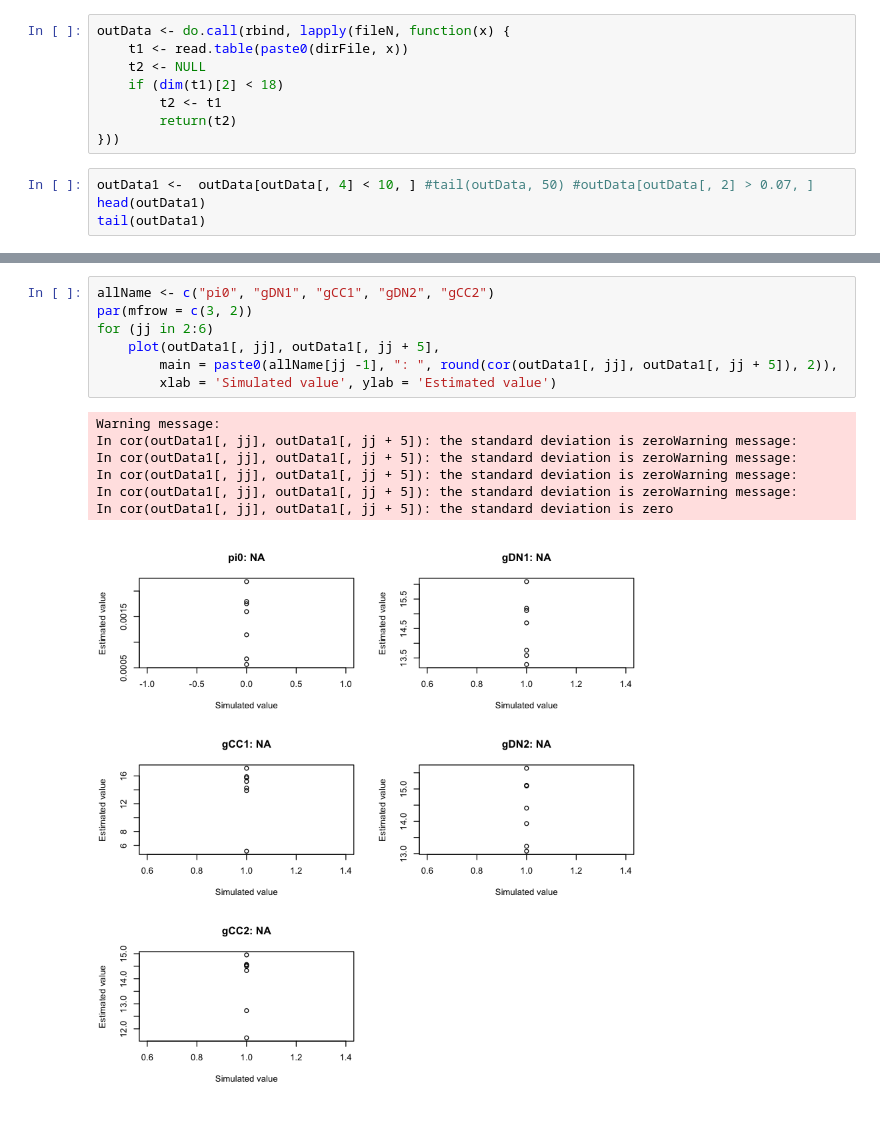
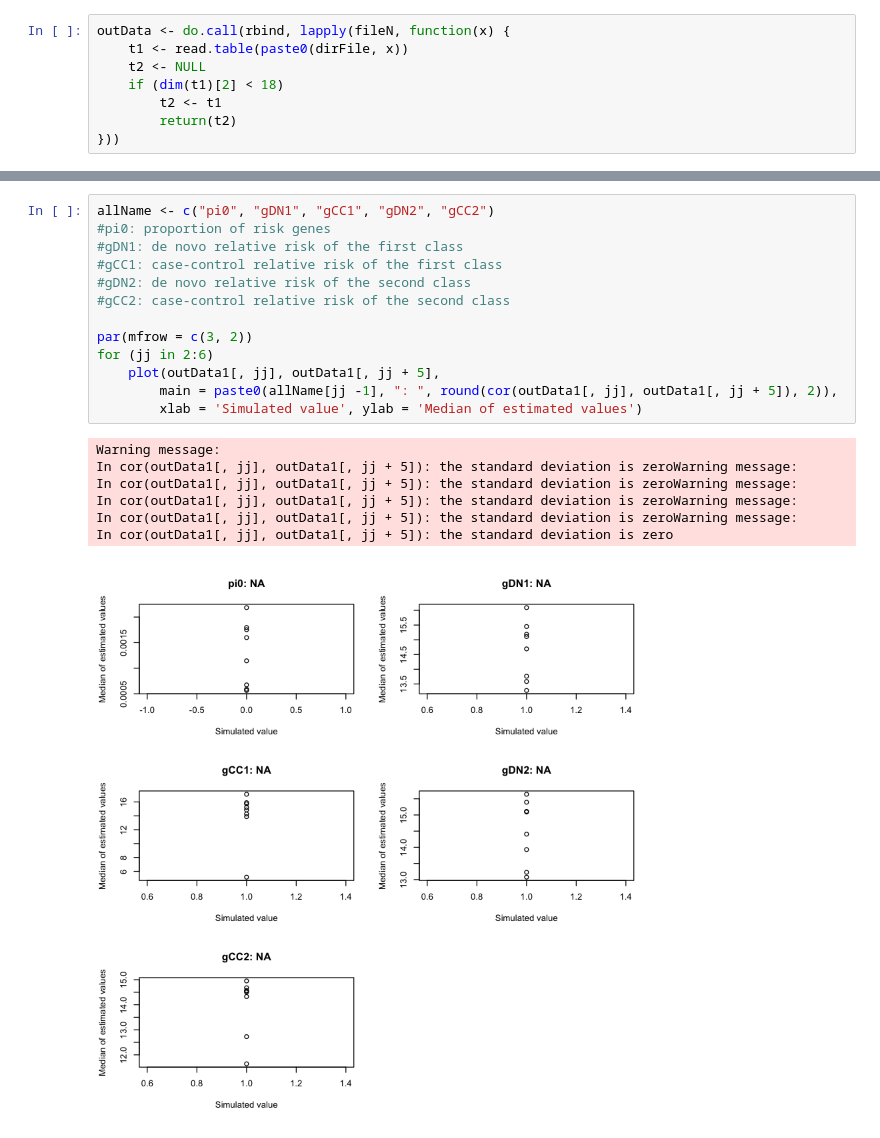
Before and after one commit to hoangtn/extTADA, a Jupyter notebook: SimulatedData/NULLmodel/test_simulated_2classes_June_2016_NULLmodel.ipynb, the cells around one changed output, grey strips where cells are left out. Saved outputs shown, nothing was run; the diff lists cells and outputs as text.

```diff
--- a/SimulatedData/NULLmodel/test_simulated_2classes_June_2016_NULLmodel.ipynb
+++ b/SimulatedData/NULLmodel/test_simulated_2classes_June_2016_NULLmodel.ipynb
@@ -12,7 +9,3 @@ outData <- do.call(rbind, lapply(fileN, function(x) {
         t2 <- t1
         return(t2)
 }))
-# %%
-outData1 <-  outData[outData[, 4] < 10, ] #tail(outData, 50) #outData[outData[, 2] > 0.07, ]
-head(outData1)
-tail(outData1)
@@ -34,18 +27,24 @@ tail(outData1)
 # %%
 allName <- c("pi0", "gDN1", "gCC1", "gDN2", "gCC2")
+#pi0: proportion of risk genes
+#gDN1: de novo relative risk of the first class
+#gCC1: case-control relative risk of the first class
+#gDN2: de novo relative risk of the second class
+#gCC2: case-control relative risk of the second class
+
 par(mfrow = c(3, 2))
 for (jj in 2:6)
     plot(outData1[, jj], outData1[, jj + 5],
         main = paste0(allName[jj -1], ": ", round(cor(outData1[, jj], outData1[, jj + 5]), 2)),
-        xlab = 'Simulated value', ylab = 'Estimated value')
+        xlab = 'Simulated value', ylab = 'Median of estimated values')
 # %% [output]
 Warning message:
 In cor(outData1[, jj], outData1[, jj + 5]): the standard deviation is zeroWarning message:
 In cor(outData1[, jj], outData1[, jj + 5]): the standard deviation is zeroWarning message:
 In cor(outData1[, jj], outData1[, jj + 5]): the standard deviation is zeroWarning message:
 In cor(outData1[, jj], outData1[, jj + 5]): the standard deviation is zeroWarning message:
 In cor(outData1[, jj], outData1[, jj + 5]): the standard deviation is zero
-[figure, old version]
+[figure, new version]
 # %%
 tempFile <- dir(dirFile, "RData")
 tempFile
```
Also changed, not shown: parts of 8 cells of this notebook.
